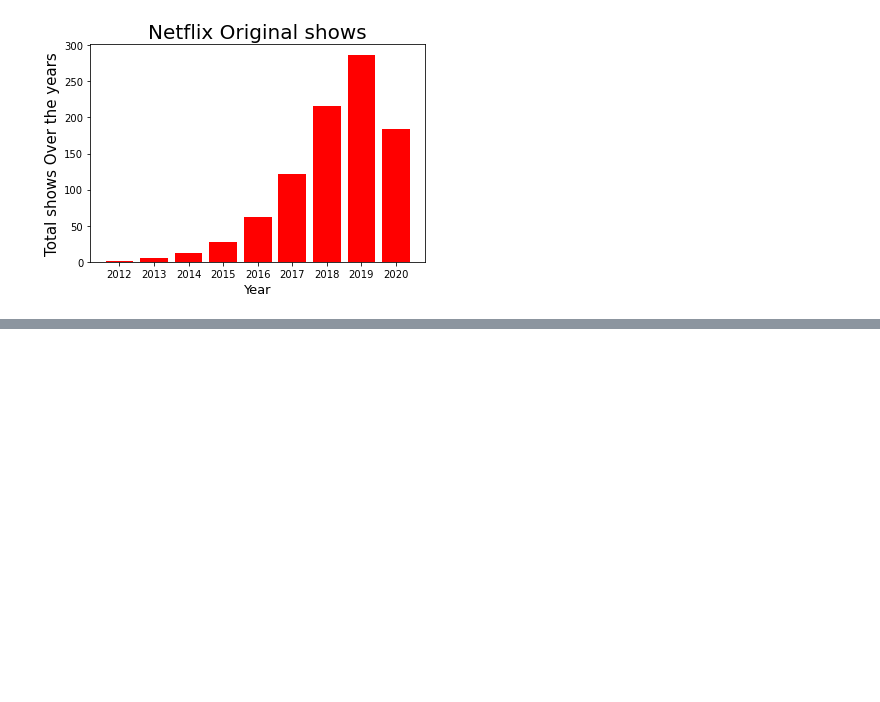
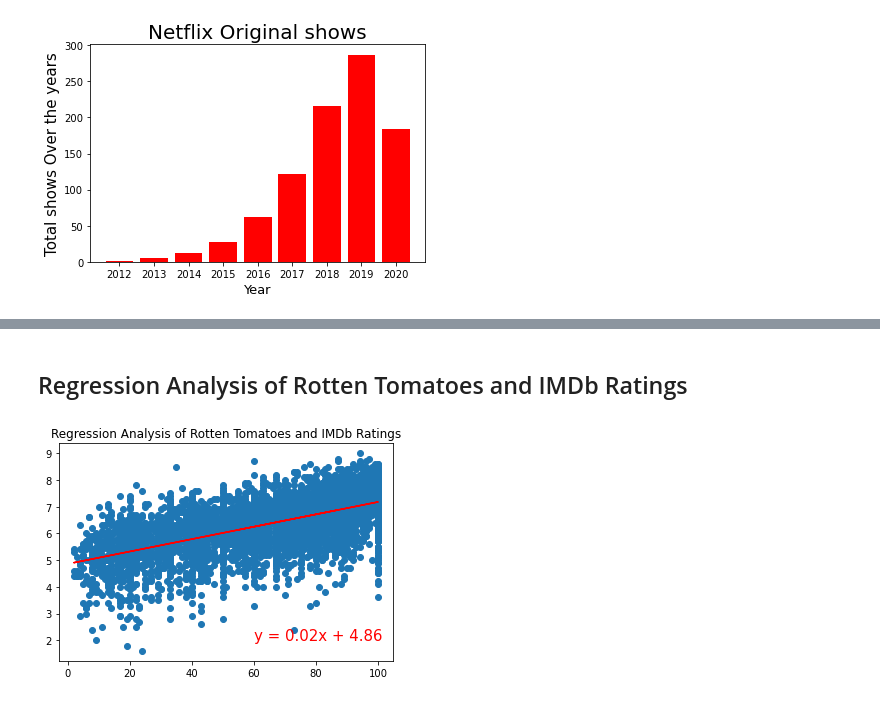
Before and after one commit to Dan-Freda/Project1-3, a Jupyter notebook: netflix.ipynb, the cells around one changed output, grey strips where cells are left out. Saved outputs shown, nothing was run; the diff lists cells and outputs as text; code cells hidden in the pictures; blank space fills up the shorter version.

```diff
--- a/netflix.ipynb
+++ b/netflix.ipynb
@@ -309,17 +412,35 @@ Text(0, 0.5, 'Total shows Over the years')
+# %% [markdown]
+##  Regression Analysis of Rotten Tomatoes and IMDb Ratings
+# %%
+netflix_mo_df.head()
+clean_mo = netflix_mo_df.loc[(netflix_mo_df["Rotten Tomatoes"] !="Not Listed") & (netflix_mo_df["IMDb"] !="Not Listed")]
+ylist = []
+for i in y_list.values:
+    ylist.append(i)
+xlistclone =clean_mo["Rotten Tomatoes"]
+xlist = []
+for i in xlistclone:
+    xlist.append(i)
+for i in range(len(xlist)):
+    xlist[i] = int(xlist[i][0:len(xlist[i]) - 1])
+
+
+cleanest_db= pd.DataFrame()
+cleanest_db["Rotten Tomatoes"]=xlist
+cleanest_db["IMDb"]=ylist
 # %%
 # Create Plot
-x_values = year_count_df.index
-y_values = year_count_df["show_id"].values
-
+x_values = cleanest_db["Rotten Tomatoes"]
+y_values = cleanest_db["IMDb"]
 (slope, intercept, rvalue, pvalue, stderr) = linregress(x_values, y_values)
 regress_values = x_values * slope + intercept
 line_eq = "y = " + str(round(slope,2)) + "x + " + str(round(intercept,2))
 plt.scatter(x_values,y_values)
 plt.plot(x_values,regress_values,"r-")
-plt.annotate(line_eq,(1940,400),fontsize=15,color="red")
-plt.title('Nothern Hemophere: Latitude Vs Temperature on Jan 27, 2021')
-plt.xlabel('Latitude')
-plt.ylabel('Temperature')
-print(f"The r-squared is: {rvalue**2}")
+plt.annotate(line_eq,(60,2),fontsize=15,color="red")
+#plt.xlabel('Rotten Tomaoes')
+#plt.ylabel('IMDb')
+plt.title("Regression Analysis of Rotten Tomatoes and IMDb Ratings")
 plt.show()
-plt.scatter(x_values,y_values)
+# %% [output]
+[figure, added]
```
Also changed, not shown: parts of 11 cells of this notebook, 3 other files.
